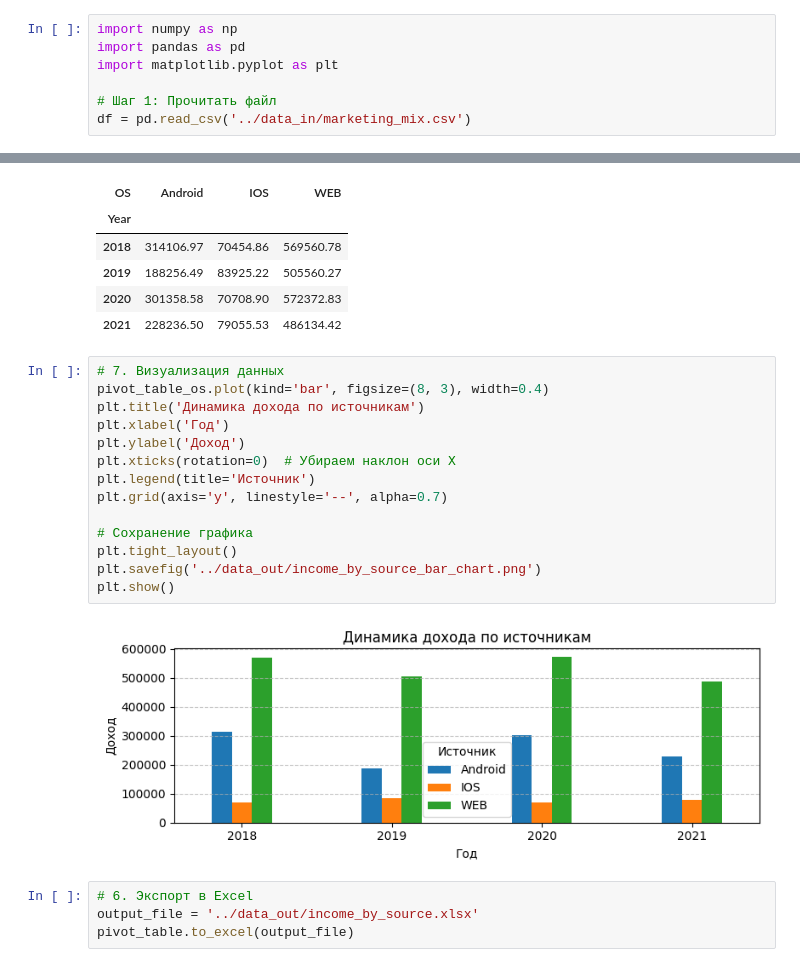
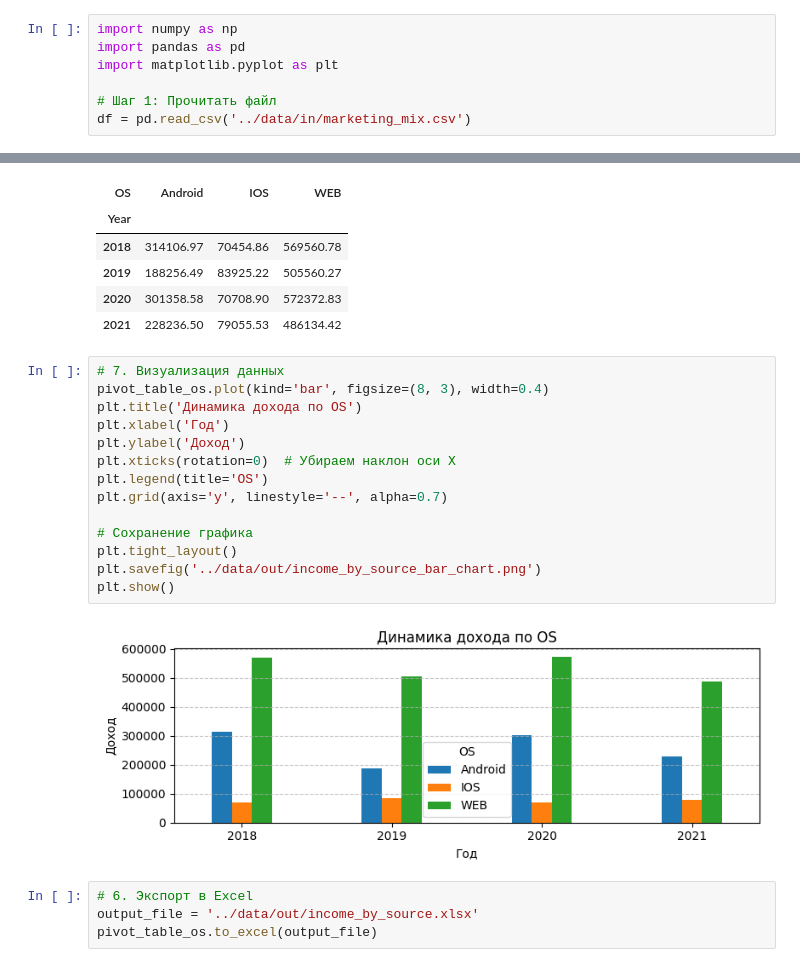
Before and after one commit to barabaker/mgcom, a Jupyter notebook: src/task_1/task_1.ipynb, the cells around one changed output, grey strips where cells are left out. Drawn from its saved outputs; the diff is of its cells as text.

```diff
--- a/src/task_1/task_1.ipynb
+++ b/src/task_1/task_1.ipynb
@@ -6,7 +6,7 @@ import pandas as pd
 import matplotlib.pyplot as plt
 
 # Шаг 1: Прочитать файл
-df = pd.read_csv('../data_in/marketing_mix.csv')
+df = pd.read_csv('../data/in/marketing_mix.csv')
 # %%
 # Шаг 2: Приведение даты к формату '2024-01-01'
 df['Date'] = pd.to_datetime(df['Date']).dt.strftime('%Y-%m-%d')
@@ -75,20 +75,20 @@ pivot_table_os
 # %%
 # 7. Визуализация данных
 pivot_table_os.plot(kind='bar', figsize=(8, 3), width=0.4)
-plt.title('Динамика дохода по источникам')
+plt.title('Динамика дохода по OS')
 plt.xlabel('Год')
 plt.ylabel('Доход')
 plt.xticks(rotation=0)  # Убираем наклон оси X
-plt.legend(title='Источник')
+plt.legend(title='OS')
 plt.grid(axis='y', linestyle='--', alpha=0.7)
 
 # Сохранение графика
 plt.tight_layout()
-plt.savefig('../data_out/income_by_source_bar_chart.png')
+plt.savefig('../data/out/income_by_source_bar_chart.png')
 plt.show()
 # %% [output]
-[figure, old version]
+[figure, new version]
 # %%
 # 6. Экспорт в Excel
-output_file = '../data_out/income_by_source.xlsx'
-pivot_table.to_excel(output_file)
+output_file = '../data/out/income_by_source.xlsx'
+pivot_table_os.to_excel(output_file)
```
Also changed, not shown: parts of 3 cells of this notebook, 1 other file.
